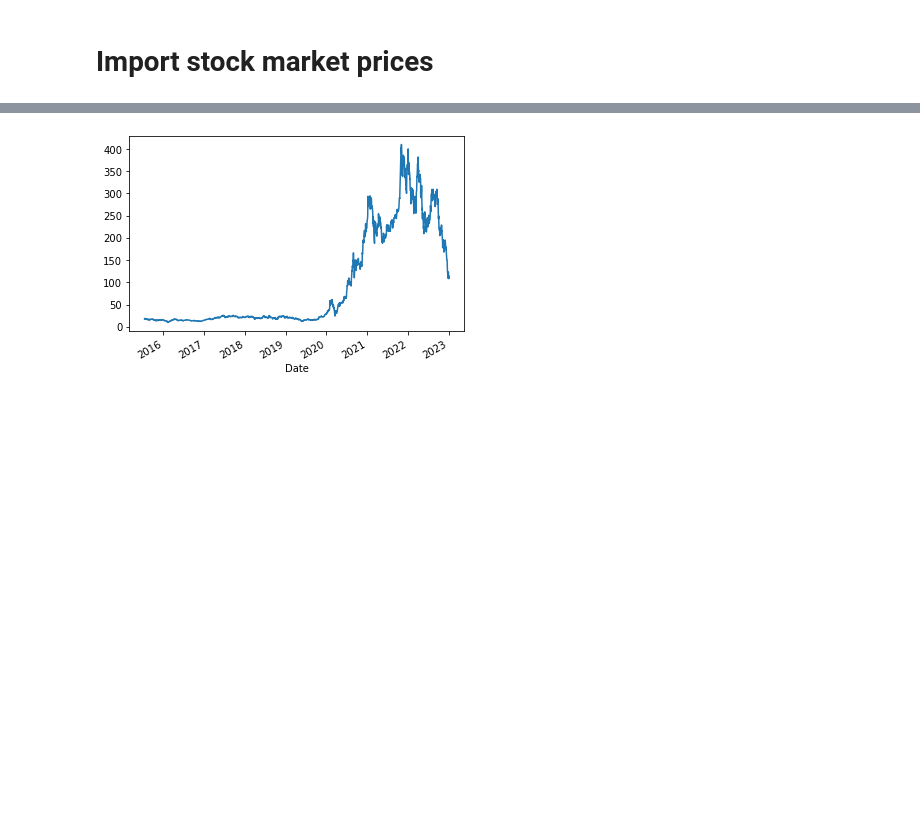
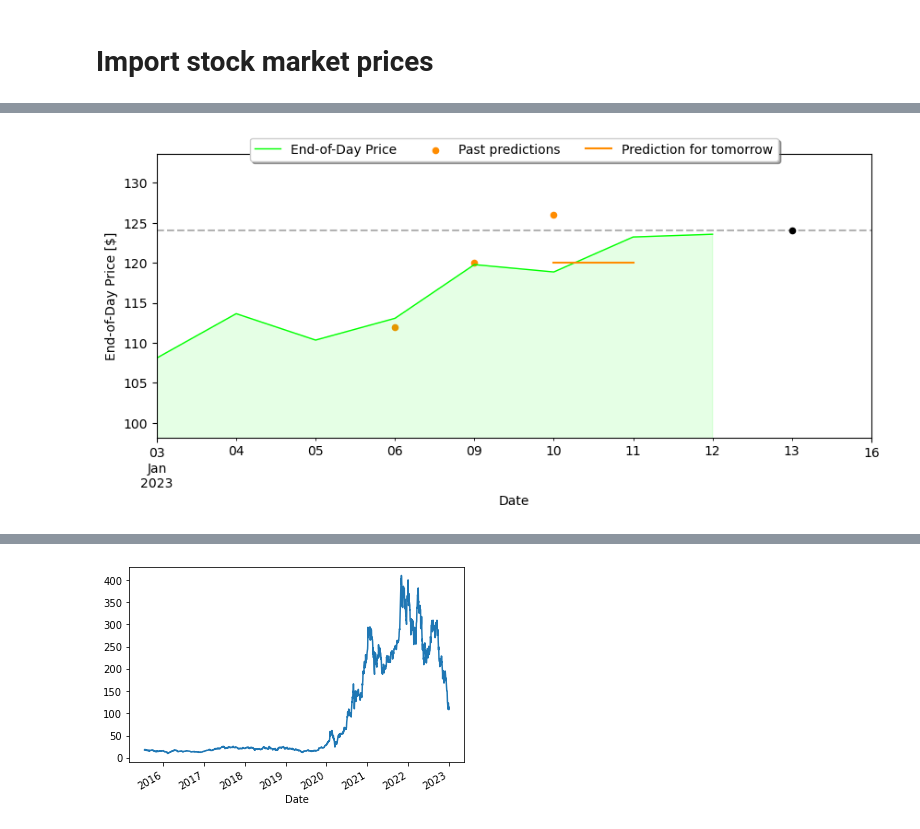
Before and after one commit to ludvigdoeser/scalableMLproject, a Jupyter notebook: Development.ipynb, the cells around one changed output, grey strips where cells are left out. Saved outputs shown, nothing was run; the diff lists cells and outputs as text; code cells hidden in the pictures; blank space fills up the shorter version.

Commit message:
updated batch predictions

```diff
--- a/Development.ipynb
+++ b/Development.ipynb
@@ -729,0 +730,49 @@ Final size of dataframe (1, 6)
+# %%
+# Get the current date and the date one month ago
+today = datetime.datetime.today()
+print('today = ',today)
+a_week_ago = today - datetime.timedelta(days=10)
+#start_date = datetime.datetime.strptime(today,"%Y-%m-%d") #datetime.date(2015, 7, 16)
+#end_date = datetime.datetime.strptime(a_week_ago,"%Y-%m-%d") #datetime.date(2023, 1, 4)
+
+# Get the TSLA stock data from yfinance
+tsla = yf.Ticker("TSLA") #VEFAB.ST
+# info = tsla.info
+
+# get historical market data
+data = tsla.history(start=a_week_ago, end=today)
+
+data = data.drop(columns=['Dividends','Stock Splits'])
+
+data['Close'].plot(c='lime',lw=1)
+#print(data.index.strftime('%Y-%M-%d'))
+#plt.plot(data.index.strftime('%Y-%M-%d').to_numpy(),data['Close'])
+
+fig = plt.gcf()
+fig.set_size_inches(10, 4)
+plt.rcParams.update(plt.rcParamsDefault)
+plt.rcParams.update({'font.size': 10})
+plt.rcParams['font.family'] = 'DejaVu Sans'
+plt.ylabel('End-of-Day Price [$]')
+plt.scatter(['2023-01-06','2023-01-09','2023-01-10'],[112,120,126],s=20,c='darkorange')
+ax = plt.gca()
+
+plt.plot([pd.Period('2023-01-10','B'),pd.Period('2023-01-11','B')],[120,120],c='darkorange')
+
+
+plt.scatter(['2023-01-13'],[124],s=20,c='k')
+ax.axhline(124,c='k',alpha=0.3,ls='--')
+
+# Fill the area under the line with green
+ax.fill_between(data.index, data['Close'], where=(data['Close']>0), color='lime', alpha=0.1)
+
+#plt.legend(loc='best')
+# Put a legend below current axis
+ax.legend(['End-of-Day Price','Past predictions','Prediction for tomorrow'],
+          loc='upper center', bbox_to_anchor=(0.5, 1.08),
+          fancybox=True, shadow=True, ncol=5)
+plt.xlim(['2023-01-03','2023-01-14'])
+plt.ylim([np.min(data['Close'])-10,np.amax(data['Close'])+10])
+plt.xlabel('Date')
+plt.show()
+# %% [output]
@@ -729,0 +780 @@ Final size of dataframe (1, 6)
+[figure, added]
```
Also changed, not shown: parts of 82 cells of this notebook, 2 other files.
